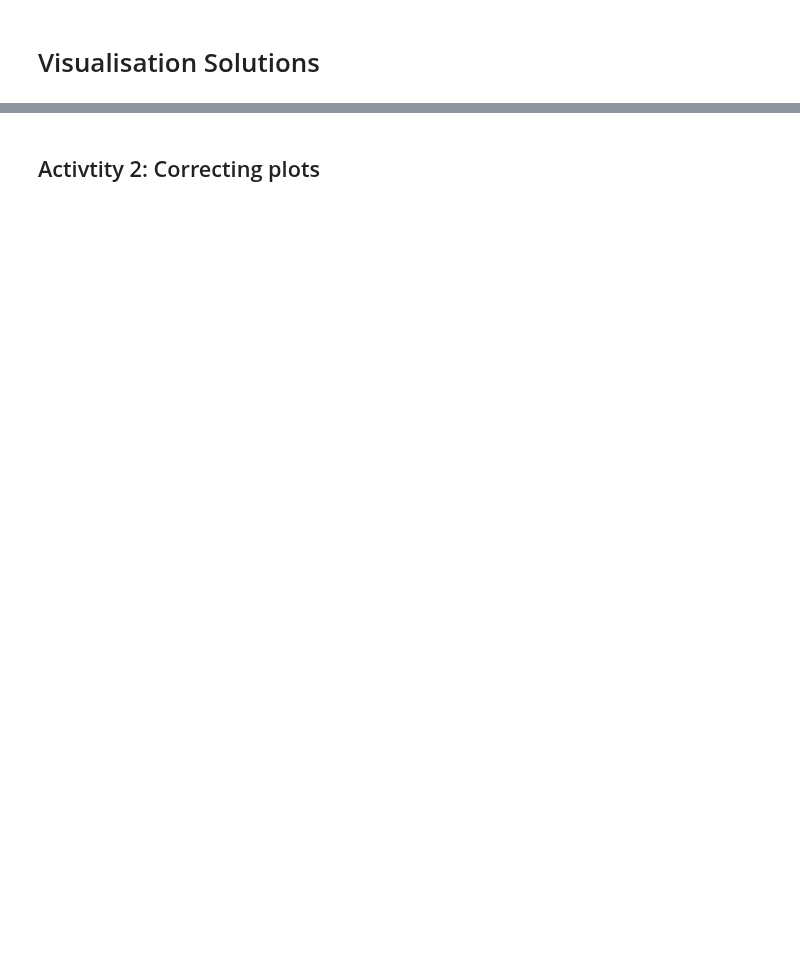
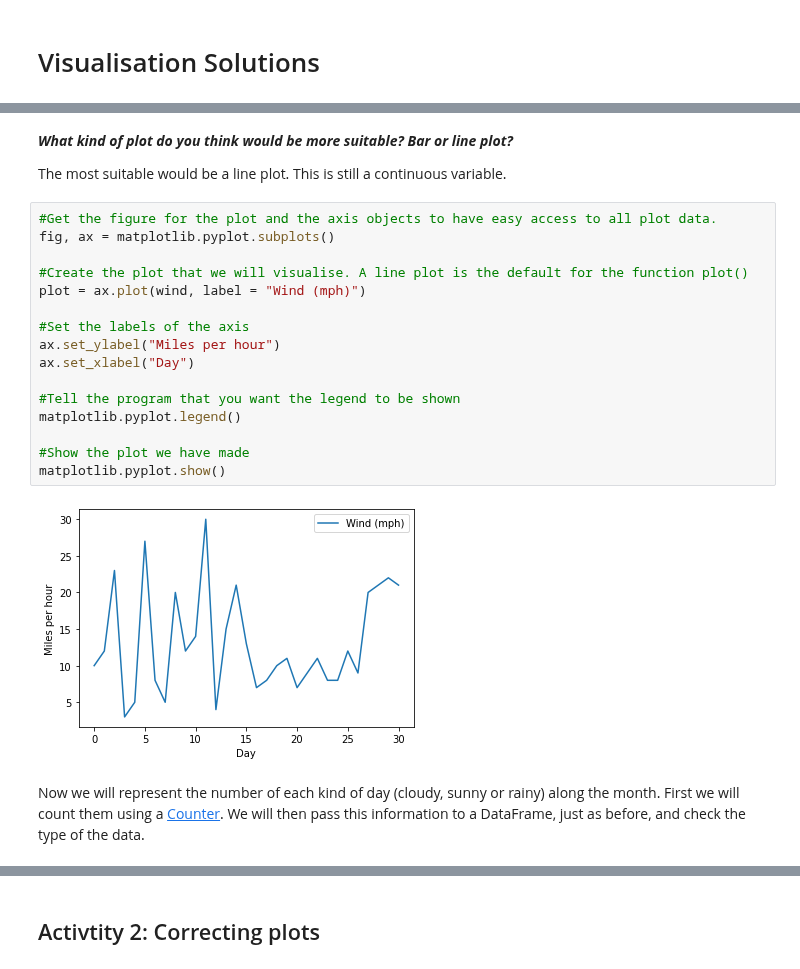
Before and after one commit to Digitalkatie/python-notebooks, a Jupyter notebook: Visualisation_Solutions.ipynb, the cells around one changed output, grey strips where cells are left out. Drawn from its saved outputs; the diff is of its cells as text; blank space fills up the shorter version.

```diff
--- a/Visualisation_Solutions.ipynb
+++ b/Visualisation_Solutions.ipynb
@@ -158,0 +134,24 @@ The quantity of rain is not continuous, there is a different amount each day. Be
+# %% [markdown]
+***What kind of plot do you think would be more suitable? Bar or line plot?***
+
+The most suitable would be a line plot. This is still a continuous variable.
+# %%
+#Get the figure for the plot and the axis objects to have easy access to all plot data.
+fig, ax = matplotlib.pyplot.subplots()
+
+#Create the plot that we will visualise. A line plot is the default for the function plot()
+plot = ax.plot(wind, label = "Wind (mph)")
+
+#Set the labels of the axis
+ax.set_ylabel("Miles per hour")
+ax.set_xlabel("Day")
+
+#Tell the program that you want the legend to be shown
+matplotlib.pyplot.legend()
+
+#Show the plot we have made
+matplotlib.pyplot.show()
+# %% [output]
+[figure, added]
+# %% [markdown]
+Now we will represent the number of each kind of day (cloudy, sunny or rainy) along the month. First we will count them using a [Counter](https://docs.python.org/3/library/collections.html#collections.Counter). We will then pass this information to a DataFrame, just as before, and check the type of the data.
```
Also changed, not shown: parts of 66 cells of this notebook, 15 other files.
